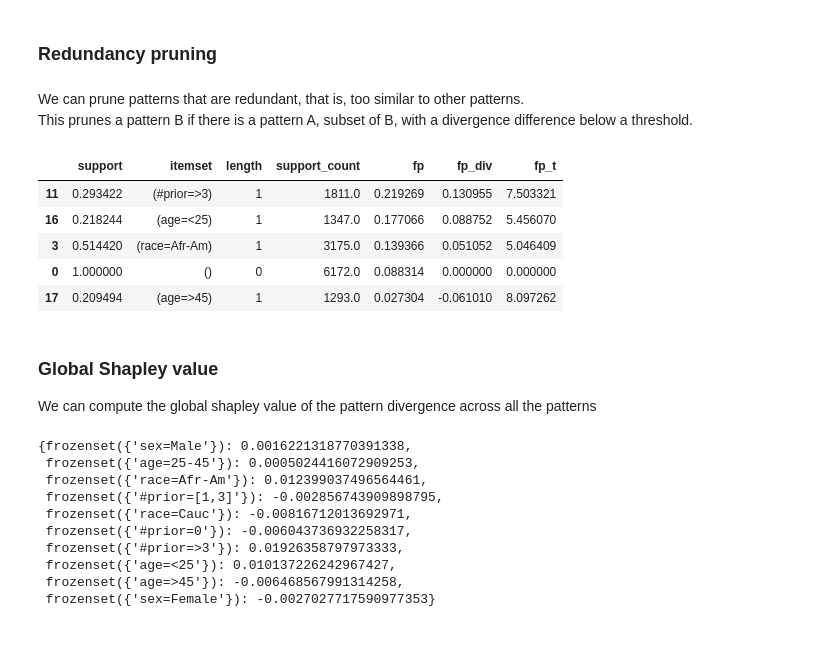
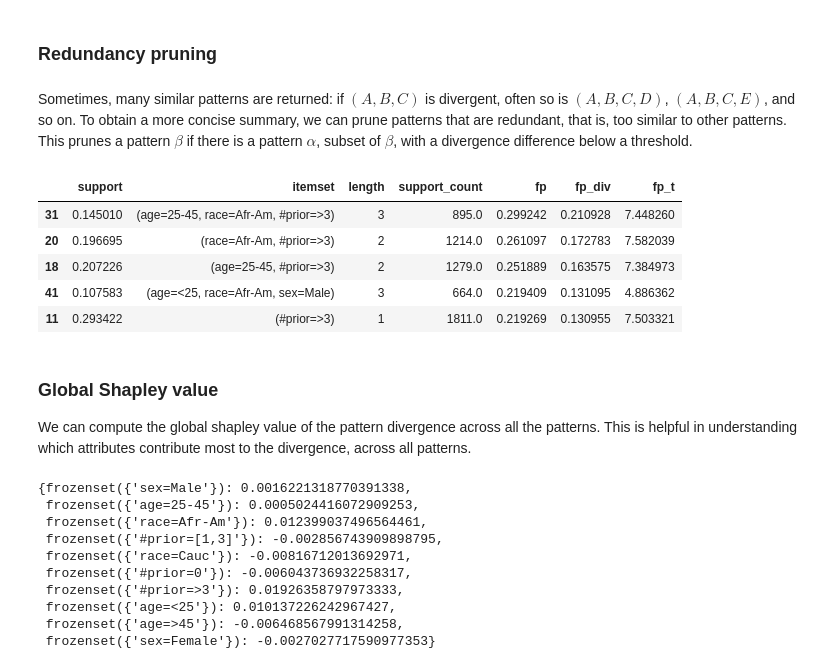
Before and after one commit to divexplorer/divexplorer, a Jupyter notebook: notebooks/DivExplorerExample.ipynb, the cells around one changed output. Saved outputs shown, nothing was run; the diff lists cells and outputs as text; code cells hidden in the pictures; blank space fills up the shorter version.

```diff
--- a/notebooks/DivExplorerExample.ipynb
+++ b/notebooks/DivExplorerExample.ipynb
@@ -210,10 +175,10 @@ To study the false-positive rate, we add a boolean outcome column `fp` (for, fal
 # %%
 from divexplorer.outcomes import get_false_positive_rate_outcome
 
-y_trues = compas_df["class"].values
-y_preds = compas_df["predicted"].values
+y_trues = compas_df["class"]
+y_preds = compas_df["predicted"]
 
-compas_df['fp'] =  get_false_positive_rate_outcome(y_trues, y_preds, negative_value=0)
+compas_df['fp'] =  get_false_positive_rate_outcome(y_trues, y_preds)
 compas_df.head()
 # %% [output]
 |  | age | charge | race | sex | #prior | stay | class | predicted | fp |
@@ -297,22 +254,24 @@ fp_details.plot_shapley_value(pattern = pattern, figsize=(2,2), title="Item cont
 # %% [markdown]
 ### Redundancy pruning
 # %% [markdown]
-We can prune patterns that are redundant, that is, too similar to other patterns.
-This prunes a pattern B if there is a pattern A, subset of B, with a divergence difference below a threshold.
+Sometimes, many similar patterns are returned: if $(A, B, C)$ is divergent, often so is $(A, B, C, D)$, $(A, B, C, E)$, and so on.
+To obtain a more concise summary, we can prune patterns that are redundant, that is, too similar to other patterns.
+This prunes a pattern $\beta$ if there is a pattern $\alpha$, subset of $\beta$, with a divergence difference below a threshold.
 # %%
-df_pruned = fp_details.redundancy_pruning(th_redundancy=0.05)
+df_pruned = fp_details.redundancy_pruning(th_redundancy=0.01)
 df_pruned.sort_values("fp_div", ascending=False).head(5)
 # %% [output]
 |  | support | itemset | length | support_count | fp | fp_div | fp_t |
+| 31 | 0.145010 | (age=25-45, race=Afr-Am, #prior=>3) | 3 | 895.0 | 0.299242 | 0.210928 | 7.448260 |
+| 20 | 0.196695 | (race=Afr-Am, #prior=>3) | 2 | 1214.0 | 0.261097 | 0.172783 | 7.582039 |
+| 18 | 0.207226 | (age=25-45, #prior=>3) | 2 | 1279.0 | 0.251889 | 0.163575 | 7.384973 |
+| 41 | 0.107583 | (age=<25, race=Afr-Am, sex=Male) | 3 | 664.0 | 0.219409 | 0.131095 | 4.886362 |
 | 11 | 0.293422 | (#prior=>3) | 1 | 1811.0 | 0.219269 | 0.130955 | 7.503321 |
-| 16 | 0.218244 | (age=<25) | 1 | 1347.0 | 0.177066 | 0.088752 | 5.456070 |
-| 3 | 0.514420 | (race=Afr-Am) | 1 | 3175.0 | 0.139366 | 0.051052 | 5.046409 |
-| 0 | 1.000000 | () | 0 | 6172.0 | 0.088314 | 0.000000 | 0.000000 |
-| 17 | 0.209494 | (age=>45) | 1 | 1293.0 | 0.027304 | -0.061010 | 8.097262 |
 # %% [markdown]
 ### Global Shapley value
 
-We can compute the global shapley value of the pattern divergence across all the patterns
+We can compute the global shapley value of the pattern divergence across all the patterns.
+This is helpful in understanding which attributes contribute most to the divergence, across all patterns.
 # %%
 gsv = fp_details.global_shapley_value()
 gsv
```
Also changed, not shown: parts of 27 cells of this notebook.
